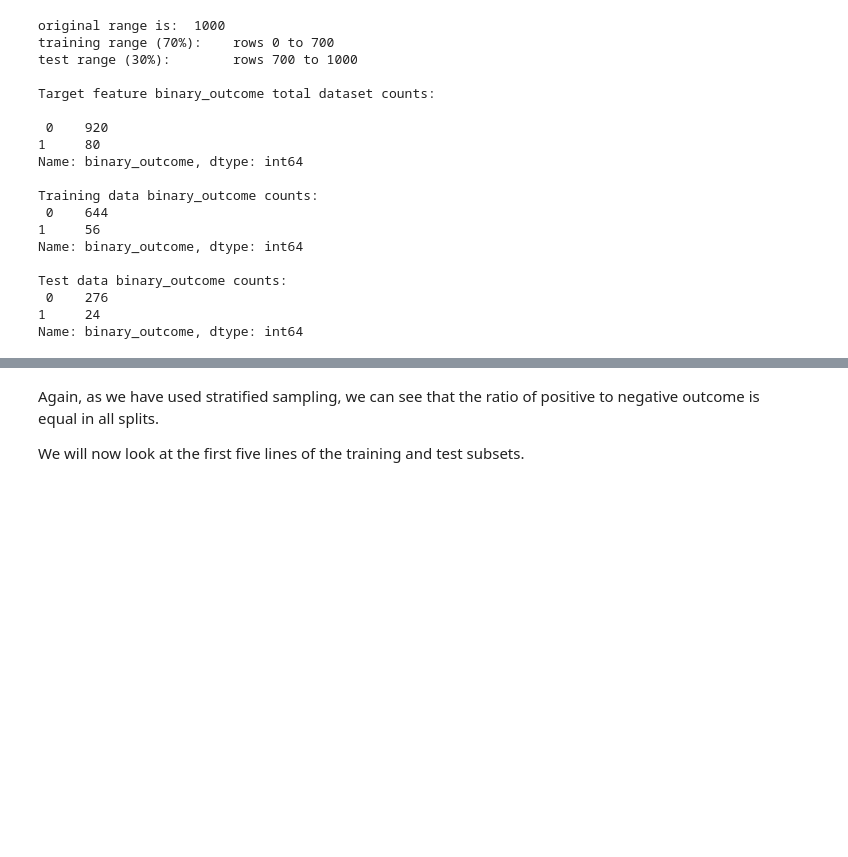
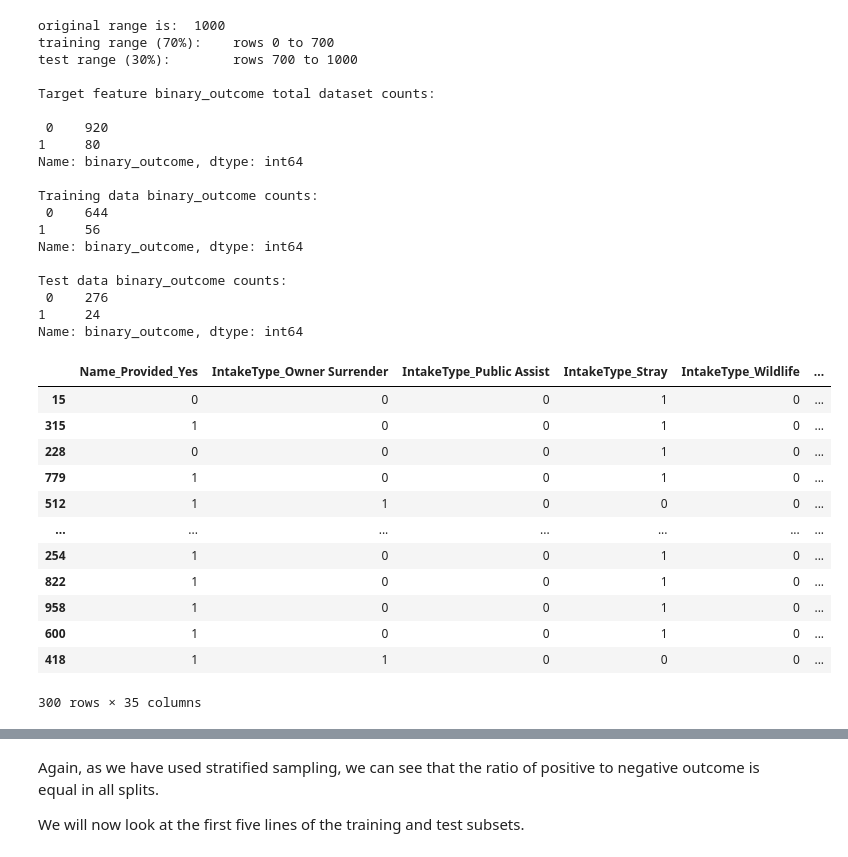
Before and after one commit to hbarrett100/Comp47350-data-analytics, a Jupyter notebook: Assignment2 - Predictive Modelling/homework2.ipynb, the cells around one changed output, grey strips where cells are left out. Cells and saved outputs as stored; diff of their text form; code cells hidden in the pictures; blank space fills up the shorter version.

```diff
--- a/Assignment2 - Predictive Modelling/homework2.ipynb
+++ b/Assignment2 - Predictive Modelling/homework2.ipynb
@@ -980,3 +981,19 @@ Test data binary_outcome counts:
  0    276
 1     24
 Name: binary_outcome, dtype: int64
+# %%
+X_test
+# %% [output]
+|  | Name_Provided_Yes | IntakeType_Owner Surrender | IntakeType_Public Assist | IntakeType_Stray | IntakeType_Wildlife | ... |
+| 15 | 0 | 0 | 0 | 1 | 0 | ... |
+| 315 | 1 | 0 | 0 | 1 | 0 | ... |
+| 228 | 0 | 0 | 0 | 1 | 0 | ... |
+| 779 | 1 | 0 | 0 | 1 | 0 | ... |
+| 512 | 1 | 1 | 0 | 0 | 0 | ... |
+| ... | ... | ... | ... | ... | ... | ... |
+| 254 | 1 | 0 | 0 | 1 | 0 | ... |
+| 822 | 1 | 0 | 0 | 1 | 0 | ... |
+| 958 | 1 | 0 | 0 | 1 | 0 | ... |
+| 600 | 1 | 0 | 0 | 1 | 0 | ... |
+| 418 | 1 | 1 | 0 | 0 | 0 | ... |
+300 rows × 35 columns
```
Also changed, not shown: parts of 79 cells of this notebook.
